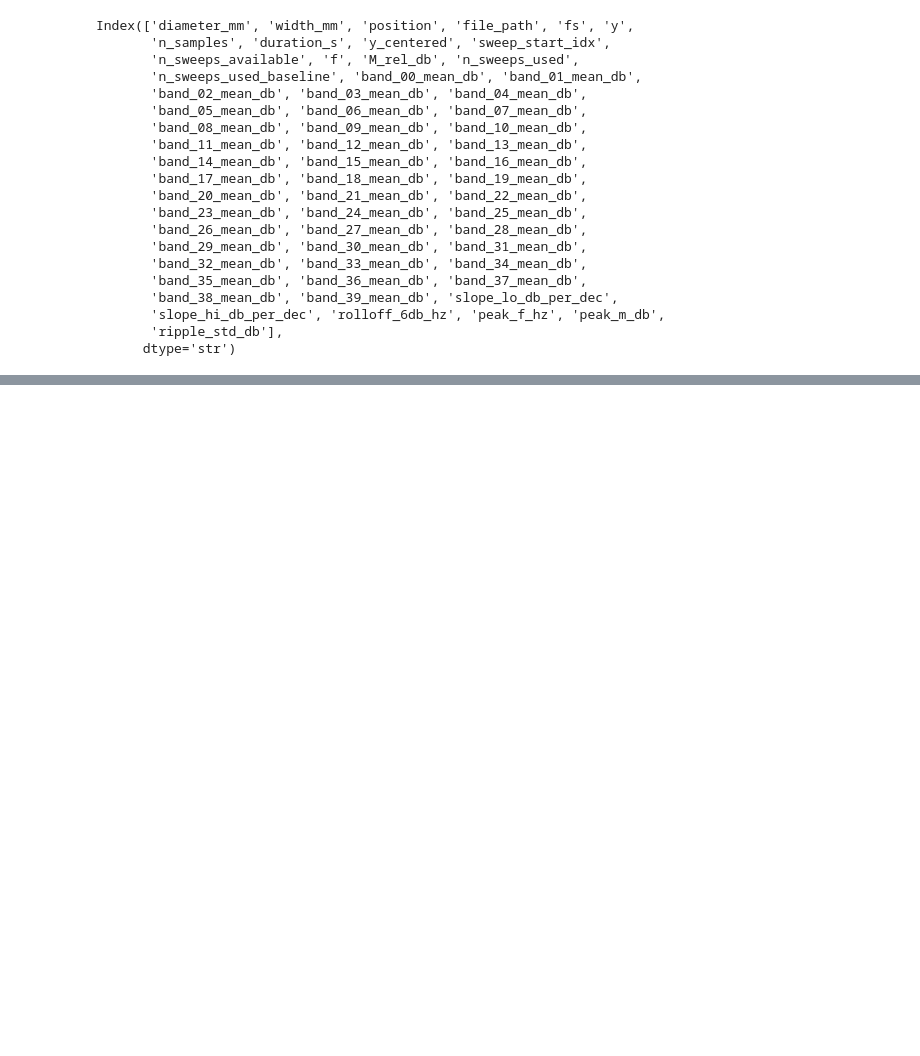
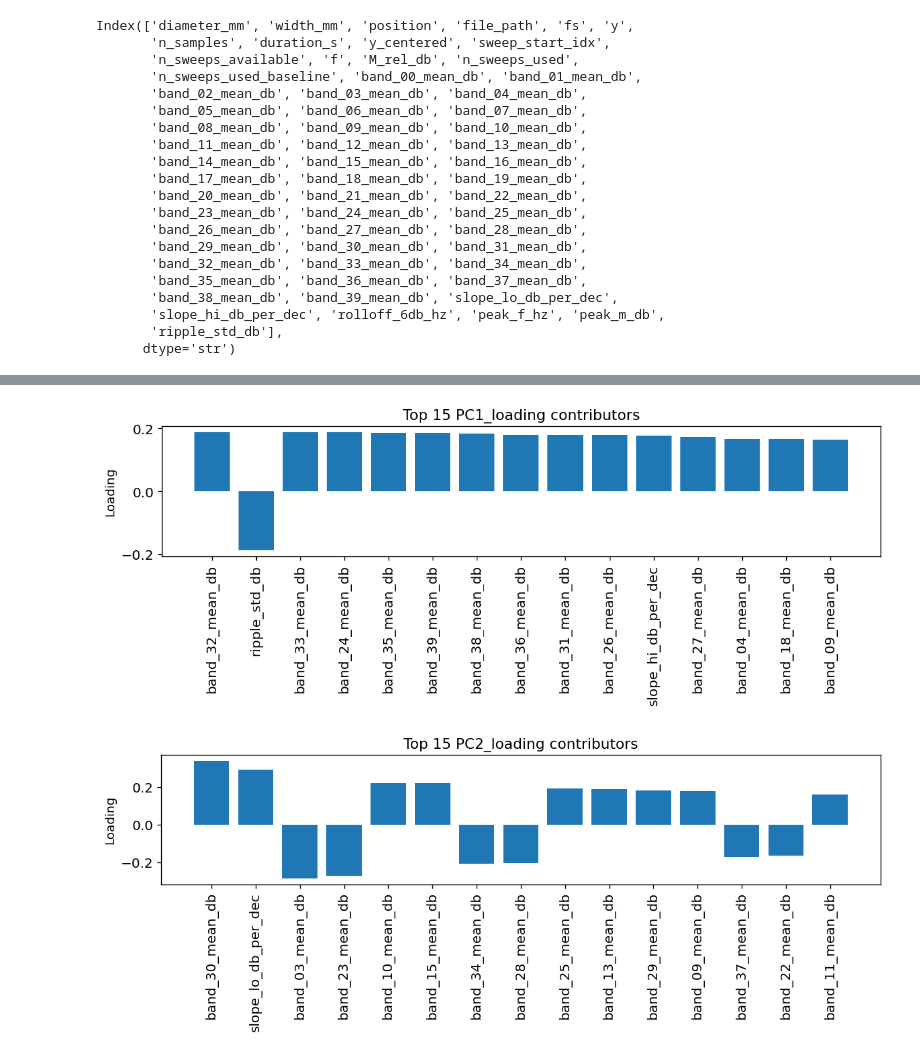
Before and after one commit to nogva/acousticBlockageSensor, a Jupyter notebook: first_test_analysis.ipynb, the cells around one changed output, grey strips where cells are left out. Cells and saved outputs as stored; diff of their text form; code cells hidden in the pictures; blank space fills up the shorter version.

```diff
--- a/first_test_analysis.ipynb
+++ b/first_test_analysis.ipynb
@@ -1061,0 +1152,26 @@ X = exp_df[feature_cols].copy()
+# %%
+top_n = 15
+pc = "PC1_loading"  # change to PC2_loading
+
+top = loadings[pc].abs().sort_values(ascending=False).head(top_n).index
+plt.figure(figsize=(10,4))
+plt.bar(top, loadings.loc[top, pc])
+plt.xticks(rotation=90)
+plt.ylabel("Loading")
+plt.title(f"Top {top_n} {pc} contributors")
+plt.tight_layout()
+plt.show()
+
+pc = "PC2_loading"
+
+top = loadings[pc].abs().sort_values(ascending=False).head(top_n).index
+plt.figure(figsize=(10,4))
+plt.bar(top, loadings.loc[top, pc])
+plt.xticks(rotation=90)
+plt.ylabel("Loading")
+plt.title(f"Top {top_n} {pc} contributors")
+plt.tight_layout()
+plt.show()
+# %% [output]
+[figure, added]
+[figure, added]
```
Also changed, not shown: parts of 15 cells of this notebook.
